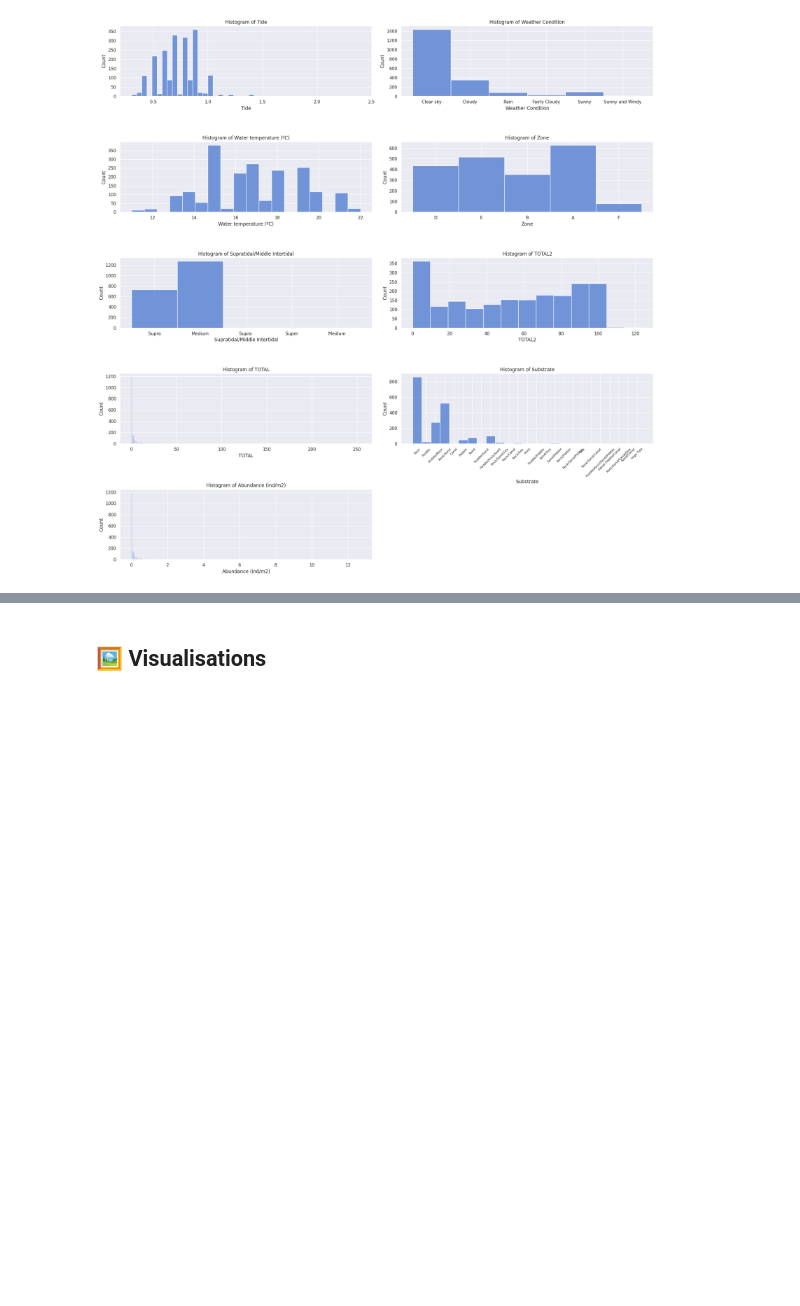
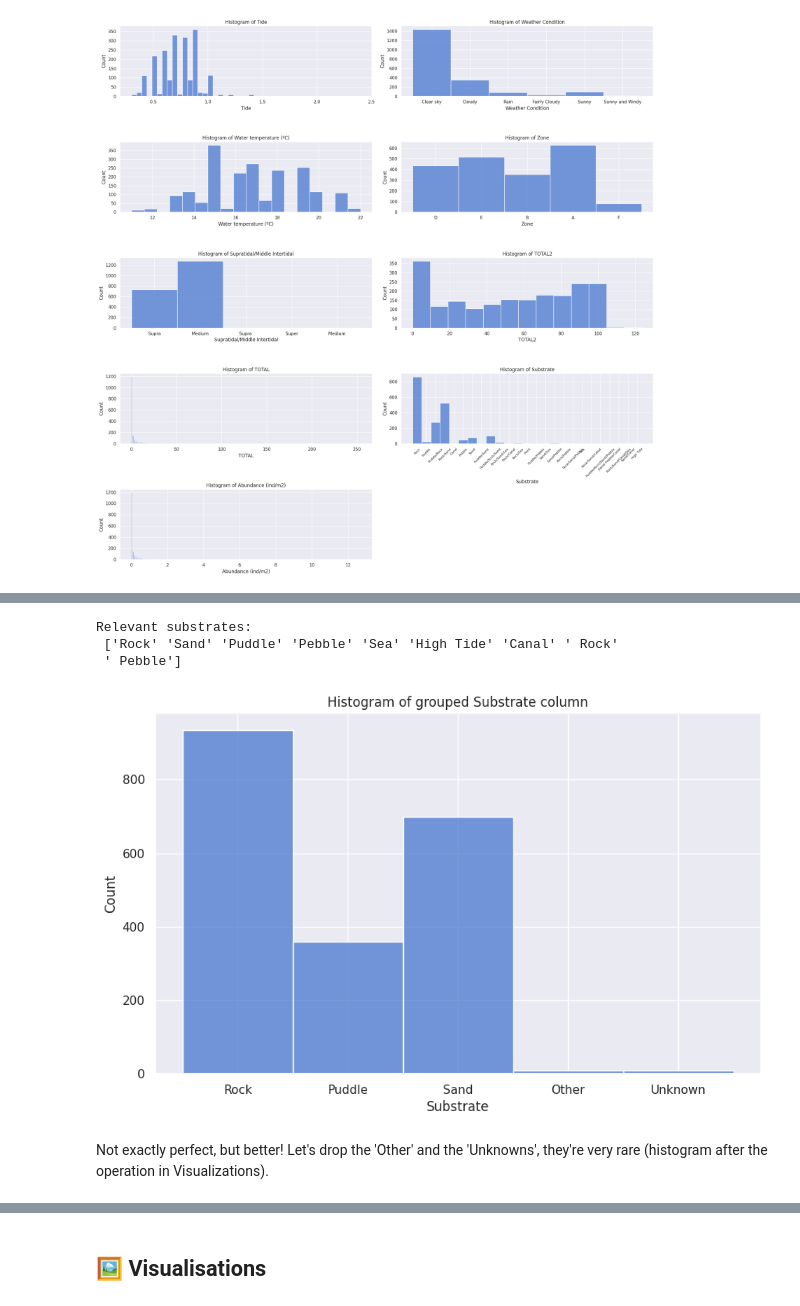
Before and after one commit to duarteoliper/WDL2_2023, a Jupyter notebook: Submission_phase_2_v2.ipynb, the cells around one changed output, grey strips where cells are left out. Saved outputs shown, nothing was run; the diff lists cells and outputs as text; code cells hidden in the pictures; blank space fills up the shorter version.

```diff
--- a/Submission_phase_2_v2.ipynb
+++ b/Submission_phase_2_v2.ipynb
@@ -544,0 +659,53 @@ plt.show()
+# %%
+substrates_list = []
+for key_words in substrate_key_words:
+    key_word_lst = key_words.split('/')
+    for key_substrate in key_word_lst:
+        if len(key_substrate) > 1:
+            substrates_list.append(key_substrate)
+print(f"Relevant substrates: \n {pd.unique(substrates_list)}")
+# %% [output]
+Relevant substrates:
+ ['Rock' 'Sand' 'Puddle' 'Pebble' 'Sea' 'High Tide' 'Canal' ' Rock'
+ ' Pebble']
+# %%
+import random
+def substrate_group(substrate):
+    """
+    For each word in substrate, add that word to a list.
+    At the end, return a random word from that list.
+    """
+    substrate_list = []
+    if pd.isna(substrate):  # Handle NaN or None values
+        return 'Unknown'
+    if 'Rock' in substrate:
+        substrate_list.append('Rock')
+    if 'Sand' in substrate:
+        substrate_list.append('Sand')
+    if 'Puddle' in substrate:
+        substrate_list.append('Puddle')
+    if 'Pebble' in substrate:
+        # Let's consider Pebble a type of Rock as they are essentially many rocks together
+        # Not ideal, but hopefully reasonable
+        substrate_list.append('Rock')
+
+    if len(substrate_list) == 0:
+        substrate_list.append('Other')
+
+    # If this is not done
+    # There's a very large bias towards 'Rock'
+    while len(substrate_list) > 1 and 'Rock' in substrate_list:
+        substrate_list.remove('Rock')
+
+    return random.choice(substrate_list)
+# %%
+df['Substrate'] = df['Substrate'].apply(substrate_group)
+# %%
+plt.figure(figsize=(10,6))
+sns.histplot(data=df, x='Substrate')
+plt.title('Histogram of grouped Substrate column')
+plt.show()
+# %% [output]
+[figure, added]
+# %% [markdown]
+Not exactly perfect, but better! Let's drop the 'Other' and the 'Unknowns', they're very rare (histogram after the operation in Visualizations).
```
Also changed, not shown: parts of 78 cells of this notebook.
